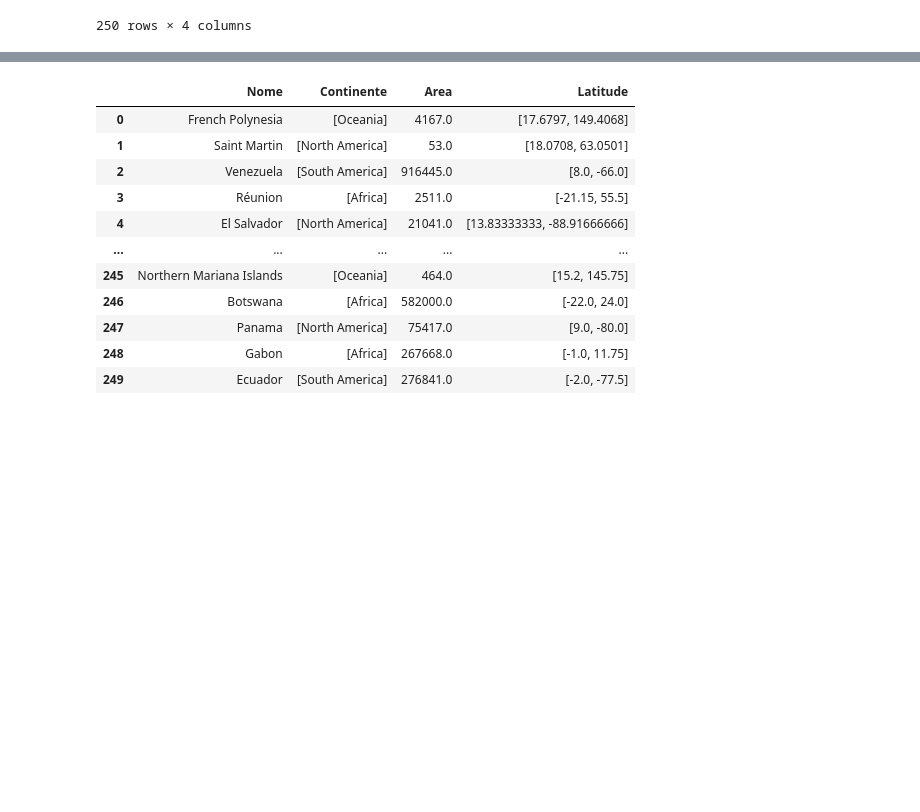
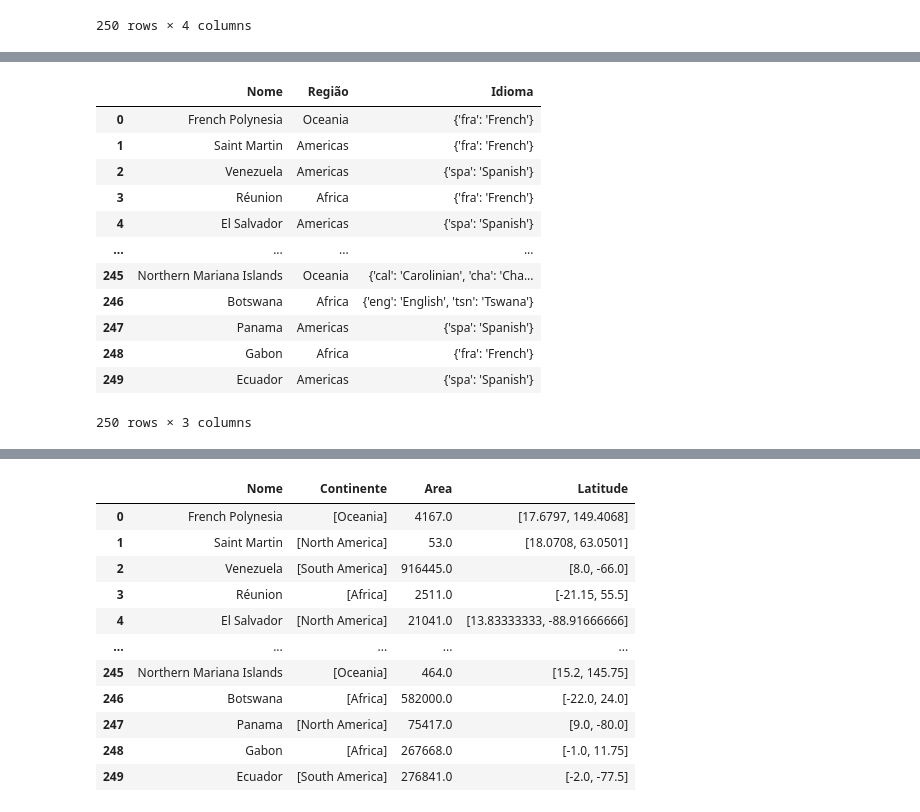
Before and after one commit to Daniel-ps16/Projeto_Final_Python, a Jupyter notebook: Projeto 01.ipynb, the cells around one changed output, grey strips where cells are left out. Cells and saved outputs as stored; diff of their text form; code cells hidden in the pictures; blank space fills up the shorter version.

```diff
--- a/Projeto 01.ipynb
+++ b/Projeto 01.ipynb
@@ -83,0 +110,16 @@ pop_paises
+# %%
+reg_paises
+# %% [output]
+|  | Nome | Região | Idioma |
+| 0 | French Polynesia | Oceania | {'fra': 'French'} |
+| 1 | Saint Martin | Americas | {'fra': 'French'} |
+| 2 | Venezuela | Americas | {'spa': 'Spanish'} |
+| 3 | Réunion | Africa | {'fra': 'French'} |
+| 4 | El Salvador | Americas | {'spa': 'Spanish'} |
+| ... | ... | ... | ... |
+| 245 | Northern Mariana Islands | Oceania | {'cal': 'Carolinian', 'cha': 'Cha... |
+| 246 | Botswana | Africa | {'eng': 'English', 'tsn': 'Tswana'} |
+| 247 | Panama | Americas | {'spa': 'Spanish'} |
+| 248 | Gabon | Africa | {'fra': 'French'} |
+| 249 | Ecuador | Americas | {'spa': 'Spanish'} |
+250 rows × 3 columns
```
Also changed, not shown: parts of 14 cells of this notebook.
